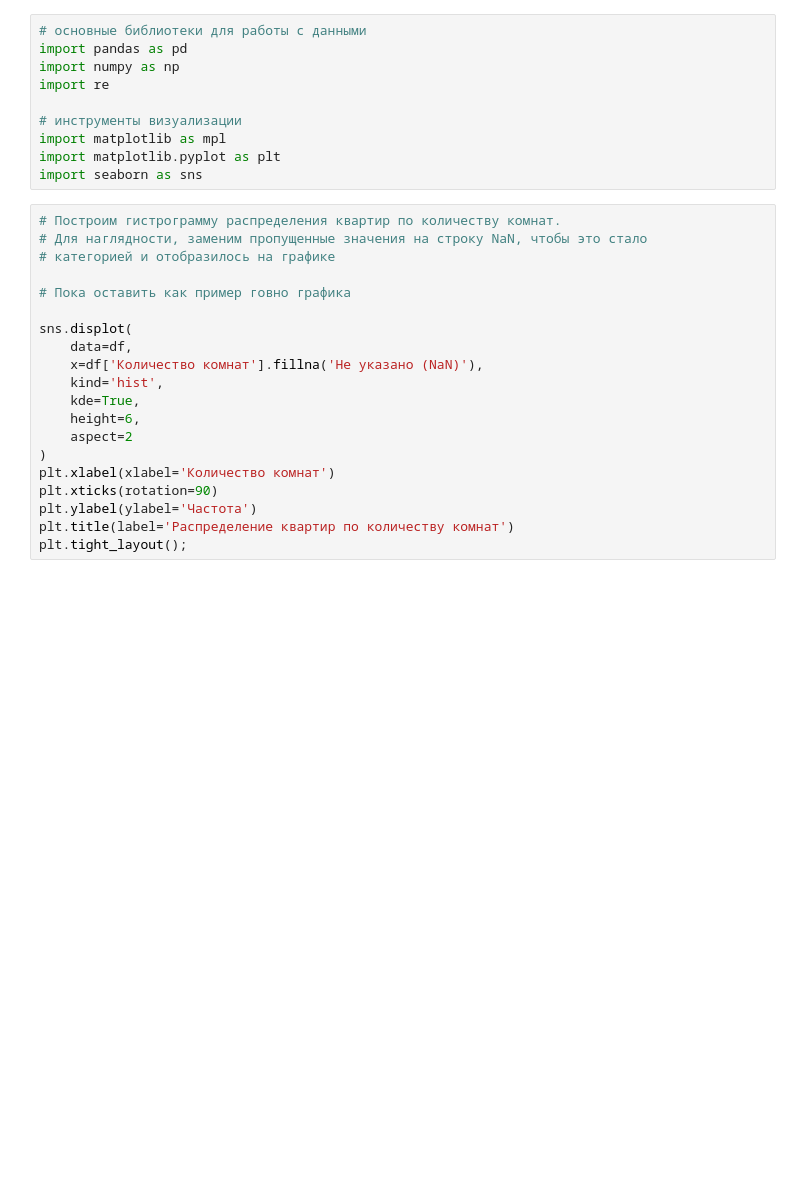
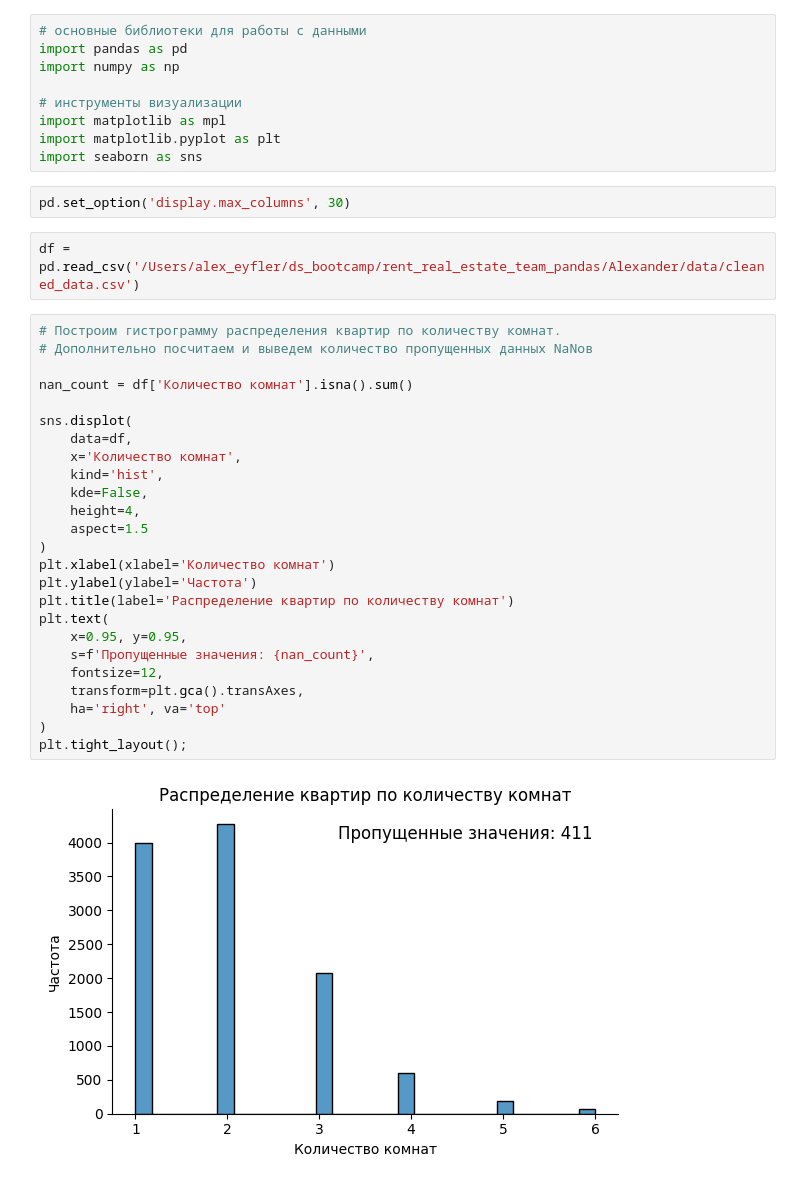
Before and after one commit to AlexanderEyfler/rent_real_estate_team_pandas, a Jupyter notebook: Alexander/notebooks/graphics.ipynb, the cells around one changed output. Drawn from its saved outputs; the diff is of its cells as text; blank space fills up the shorter version.

Commit message:
working commit_2 added testing graph

```diff
--- a/Alexander/notebooks/graphics.ipynb
+++ b/Alexander/notebooks/graphics.ipynb
@@ -2,29 +2,39 @@
 # основные библиотеки для работы с данными
 import pandas as pd
 import numpy as np
-import re
 
 # инструменты визуализации
 import matplotlib as mpl
 import matplotlib.pyplot as plt
 import seaborn as sns
+# %%
+pd.set_option('display.max_columns', 30)
+# %%
+df = pd.read_csv('/Users/alex_eyfler/ds_bootcamp/rent_real_estate_team_pandas/Alexander/data/cleaned_data.csv')
 # %%
 # Построим гистрограмму распределения квартир по количеству комнат.
-# Для наглядности, заменим пропущенные значения на строку NaN, чтобы это стало
-# категорией и отобразилось на графике
+# Дополнительно посчитаем и выведем количество пропущенных данных NaNов
 
-# Пока оставить как пример говно графика
+nan_count = df['Количество комнат'].isna().sum()
 
 sns.displot(
     data=df,
-    x=df['Количество комнат'].fillna('Не указано (NaN)'),
+    x='Количество комнат',
     kind='hist',
-    kde=True,
-    height=6,
-    aspect=2
+    kde=False,
+    height=4,
+    aspect=1.5
 )
 plt.xlabel(xlabel='Количество комнат')
-plt.xticks(rotation=90)
 plt.ylabel(ylabel='Частота')
 plt.title(label='Распределение квартир по количеству комнат')
+plt.text(
+    x=0.95, y=0.95,
+    s=f'Пропущенные значения: {nan_count}',
+    fontsize=12,
+    transform=plt.gca().transAxes,
+    ha='right', va='top'
+)
 plt.tight_layout();
+# %% [output]
+[figure, added]
```
Also changed, not shown: parts of 6 cells of this notebook, 1 other file.
